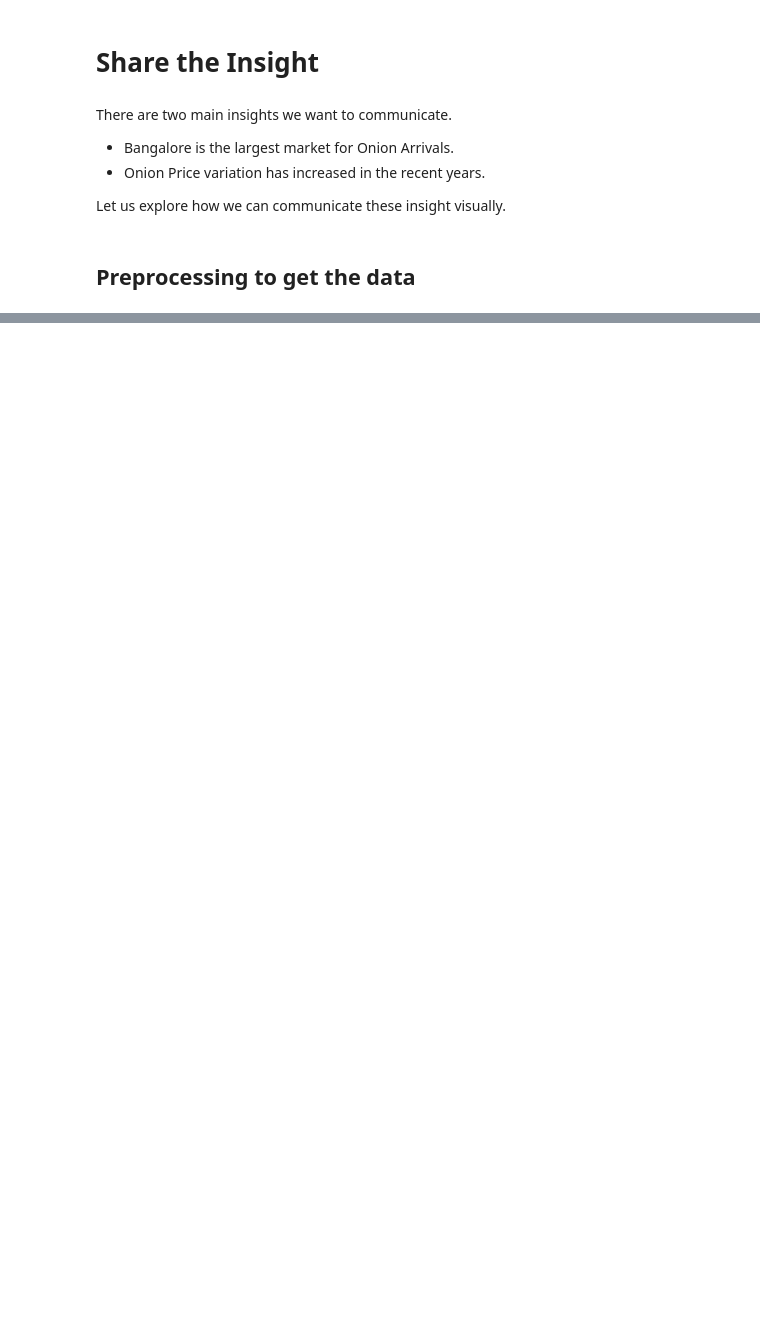
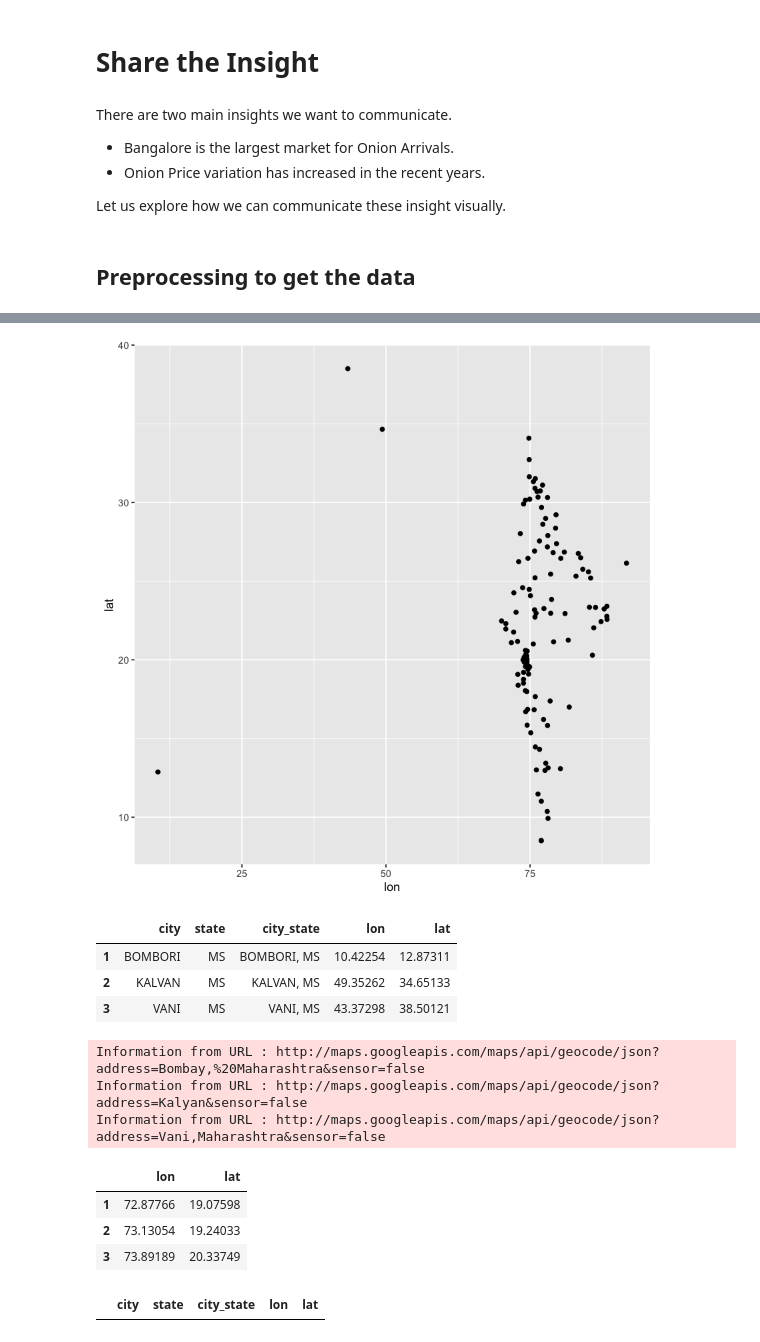
Before and after one commit to unnati-xyz/intro-R-data-science, a Jupyter notebook: onion/6-Insight.ipynb, the cells around one changed output, grey strips where cells are left out. Drawn from its saved outputs; the diff is of its cells as text; code cells hidden in the pictures; blank space fills up the shorter version.

```diff
--- a/onion/6-Insight.ipynb
+++ b/onion/6-Insight.ipynb
@@ -81,0 +75,6 @@ dfCityGeo.plot(kind = 'scatter', x = 'lon', y = 'lat', s = dfCityGeo.quantity/10
+# %%
+# Let us get the city, state name strings to run through this
+dfGeo <- df %>%
+         mutate(city_state = paste(city, state, sep=", ")) %>%
+         select(city, state, city_state) %>%
+         distinct(city_state)
@@ -81,0 +88,2 @@ dfCityGeo.plot(kind = 'scatter', x = 'lon', y = 'lat', s = dfCityGeo.quantity/10
+# %%
+dfGeo$city <- as.character(dfGeo$city)
@@ -81,0 +114,2 @@ dfCityGeo.plot(kind = 'scatter', x = 'lon', y = 'lat', s = dfCityGeo.quantity/10
+# %%
+geos <- geocode(dfGeo$city)
@@ -81,0 +144,29 @@ dfCityGeo.plot(kind = 'scatter', x = 'lon', y = 'lat', s = dfCityGeo.quantity/10
+# %%
+dfGeo <- bind_cols(dfGeo, geos)
+# %%
+# Check for consitency
+ggplot(dfGeo) + aes(lon, lat) + geom_point()
+# %% [output]
+[figure, added]
+# %%
+# Check for consistency
+dfGeo %>% filter(lon <65)
+# %% [output]
+|  | city | state | city_state | lon | lat |
+| 1 | BOMBORI | MS | BOMBORI, MS | 10.42254 | 12.87311 |
+| 2 | KALVAN | MS | KALVAN, MS | 49.35262 | 34.65133 |
+| 3 | VANI | MS | VANI, MS | 43.37298 | 38.50121 |
+# %%
+# Imputing the values of
+newGeo <- geocode(c("Bombay, Maharashtra", "Kalyan", "Vani,Maharashtra"))
+# %% [output]
+Information from URL : http://maps.googleapis.com/maps/api/geocode/json?address=Bombay,%20Maharashtra&sensor=false
+Information from URL : http://maps.googleapis.com/maps/api/geocode/json?address=Kalyan&sensor=false
+Information from URL : http://maps.googleapis.com/maps/api/geocode/json?address=Vani,Maharashtra&sensor=false
+# %%
+newGeo
+# %% [output]
+|  | lon | lat |
+| 1 | 72.87766 | 19.07598 |
+| 2 | 73.13054 | 19.24033 |
+| 3 | 73.89189 | 20.33749 |
@@ -81,0 +182,5 @@ dfCityGeo.plot(kind = 'scatter', x = 'lon', y = 'lat', s = dfCityGeo.quantity/10
+# %%
+# Check for consistency
+dfGeo %>% filter(lon <65)
+# %% [output]
+|  | city | state | city_state | lon | lat |
```
Also changed, not shown: parts of 45 cells of this notebook, 2 other files.
